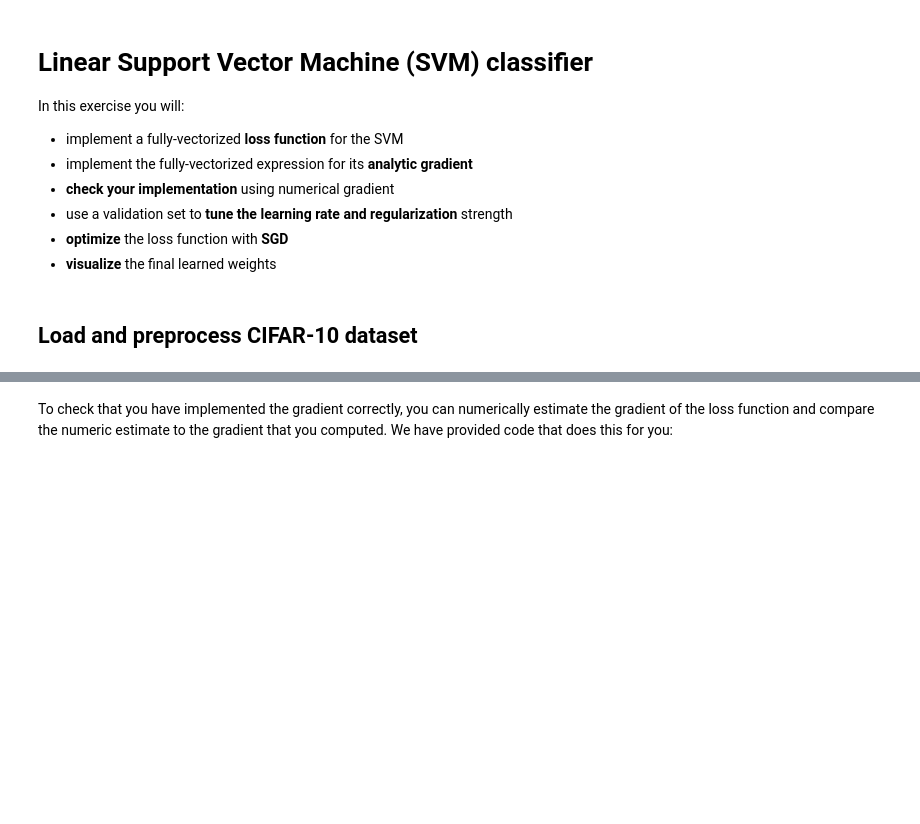
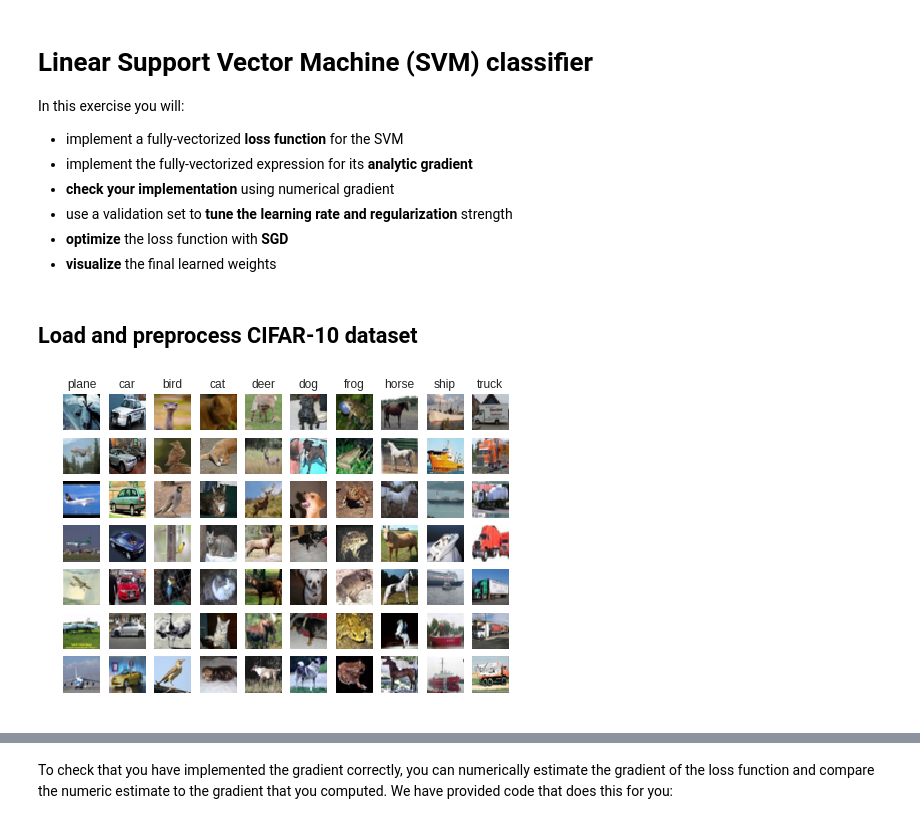
Before and after one commit to TSunny007/CS231n, a Jupyter notebook: HW1/homework1_svm.ipynb, the cells around one changed output, grey strips where cells are left out. Drawn from its saved outputs; the diff is of its cells as text; code cells hidden in the pictures; blank space fills up the shorter version.

```diff
--- a/HW1/homework1_svm.ipynb
+++ b/HW1/homework1_svm.ipynb
@@ -19,4 +19,28 @@ import seaborn as sns
 sns.set()
 # %% [markdown]
 ## Load and preprocess CIFAR-10 dataset
+# %%
+from keras.datasets import cifar10
+
+# Load the raw CIFAR-10 data
+(X_train, y_train), (X_test, y_test) = cifar10.load_data()
+
+# Visualize some examples from the dataset.
+# We show a few examples of training images from each class.
+classes = ['plane', 'car', 'bird', 'cat', 'deer', 'dog', 'frog', 'horse', 'ship', 'truck']
+num_classes = len(classes)
+samples_per_class = 7
+for y, cls in enumerate(classes):
+    idxs = np.flatnonzero(y_train == y)
+    idxs = np.random.choice(idxs, samples_per_class, replace=False)
+    for i, idx in enumerate(idxs):
+        plt_idx = i * num_classes + y + 1
+        plt.subplot(samples_per_class, num_classes, plt_idx)
+        plt.imshow(X_train[idx].astype('uint8'))
+        plt.axis('off')
+        if i == 0:
+            plt.title(cls)
+plt.show()
+# %% [output]
+[figure, added]
 # %%
```
Also changed, not shown: parts of 6 cells of this notebook.
